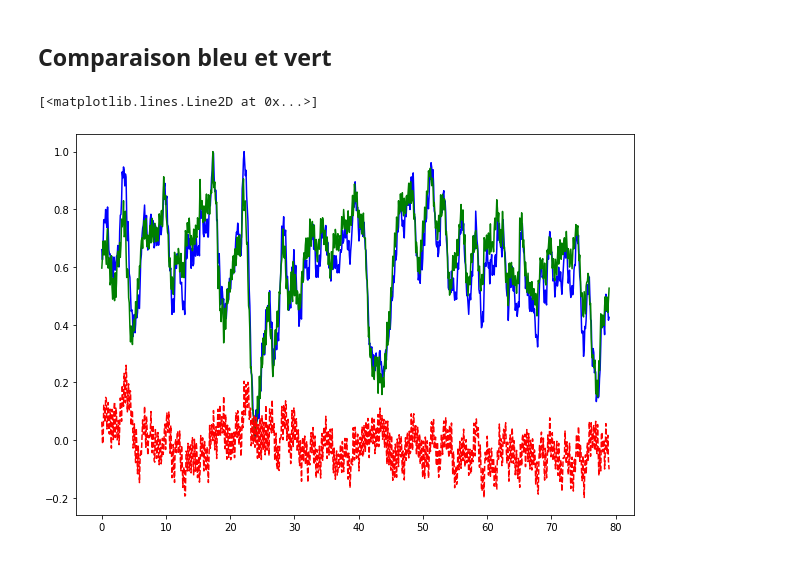
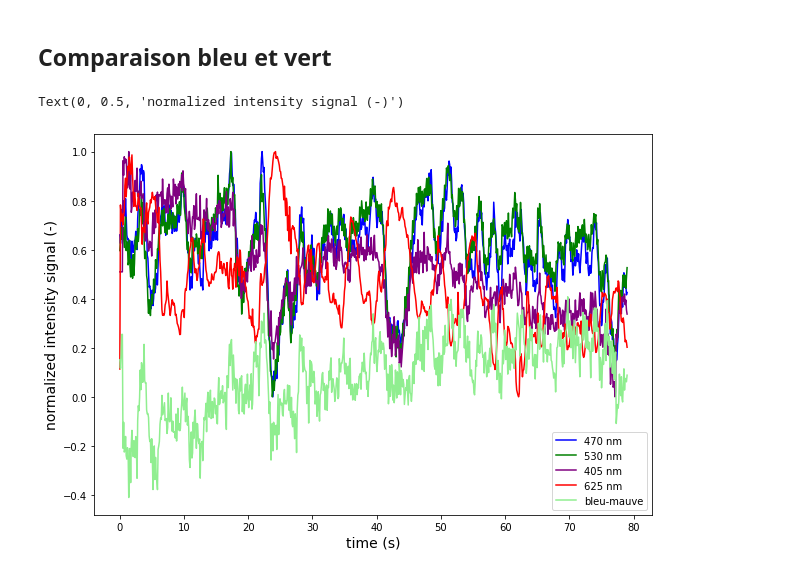
Before and after one commit to Laboratory-of-Vincent-Breton-Provencher/Widefield-Imaging-Acquisition, a Jupyter notebook: analysisPipeline/simplePlot.ipynb, the cells around one changed output. Saved outputs shown, nothing was run; the diff lists cells and outputs as text; code cells hidden in the pictures.

```diff
--- a/analysisPipeline/simplePlot.ipynb
+++ b/analysisPipeline/simplePlot.ipynb
@@ -4,8 +5,8 @@ import numpy as np
 # %% [markdown]
 ## Opening and sorting data
 # %%
-path1 = r"Z:\gGermain\1_1500_av.csv"
-path2 = r"Z:\gGermain\1501_end_av.csv"
+path1 = r"C:\Users\gabri\Desktop\1_1500_av.csv"
+path2 = r"C:\Users\gabri\Desktop\1501_end_av.csv"
 data1 = np.loadtxt(path1, skiprows=1, delimiter=',')
 data2 = np.loadtxt(path2, skiprows=1, delimiter=',')
 data = np.concatenate((data1[1:, 1], data2[:, 1]))  # on skip le tout premier frame, noir
@@ -46,11 +48,21 @@ Text(0, 0.5, 'normalized intensity signal (-)')
 # %%
 mod_blue = (blue - np.min(blue))/np.max(blue - np.min(blue))
 mod_green = (green - np.min(green))/np.max(green - np.min(green))
+mod_violet = (violet - np.min(violet))/np.max(violet - np.min(violet))
+mod_red = (red - np.min(red))/np.max(red - np.min(red))
 
 fig = plt.figure(figsize=(10, 7))
 plt.plot(timestamp, mod_blue, color='blue', label='470 nm')
-plt.plot(timestamp, mod_green, color='green', label='525 nm')
-plt.plot(timestamp, mod_blue - mod_green, 'r--')
+plt.plot(timestamp, mod_green, color='green', label='530 nm')
+# plt.plot(timestamp, mod_blue - mod_green, color='deepskyblue', linestyle='--', label="blue-green")
+plt.plot(timestamp, mod_violet, color='purple', label='405 nm')
+plt.plot(timestamp, mod_red, color='red', label='625 nm')
+# plt.plot(timestamp, mod_blue - mod_green - mod_violet, color='orange', label='bleu-vert-mauve')
+plt.plot(timestamp, mod_blue - mod_violet, color='lightgreen', label='bleu-mauve')
+plt.legend()
+plt.xlabel("time (s)", fontsize=14)
+plt.ylabel("normalized intensity signal (-)", fontsize=14)
+# plt.savefig("prelim_results_error_b-g.png", dpi=600)
 # %% [output]
-[<matplotlib.lines.Line2D at 0x...>]
+Text(0, 0.5, 'normalized intensity signal (-)')
-[figure, old version]
+[figure, new version]
```
Also changed, not shown: parts of 4 cells of this notebook, 3 other files.
